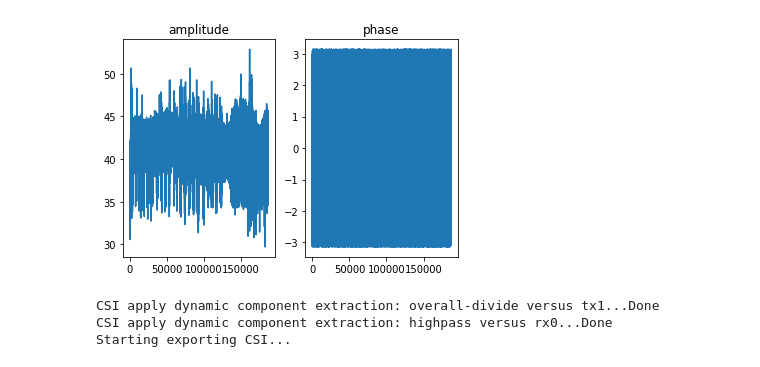
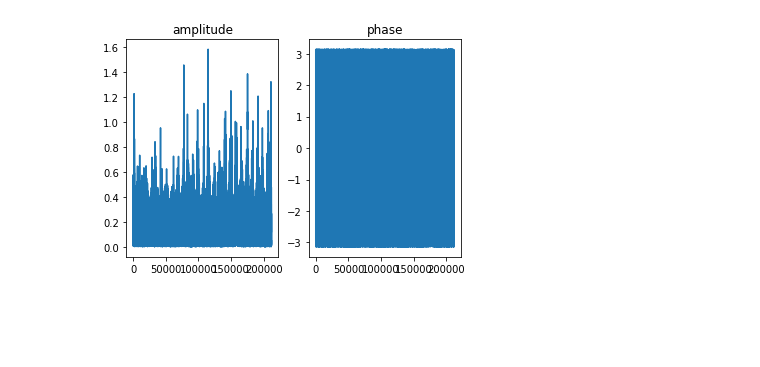
Before and after one commit to MilkywayCocktail/CSI-python, a Jupyter notebook: Script-MakeDataset.ipynb, the cells around one changed output. Cells and saved outputs as stored; diff of their text form; code cells hidden in the pictures; blank space fills up the shorter version.

```diff
--- a/Script-MakeDataset.ipynb
+++ b/Script-MakeDataset.ipynb
@@ -9,31 +10,32 @@ import numpy as np
 %matplotlib inline
 date = '0509'
 
-subs = [('01', 5400),
-       ('02', 5000), ('03', 5100), ('04', 5100)]
+subs = [('02', 5000),
+       ('01', 5400),
+        ('03', 5100), ('04', 5100)]
 
-configs = md.MyConfigsDM(img_size=(226, 128))
+configs = MyConfigs()
 configs.tx_rate = 0x1c113
 configs.ntx = 3
 
 for (sub, length) in subs:
 
     path = {'bag': f"../sense/{date}/{sub}.bag",
-            'lt': f"../sense/{date}/{sub}_timestamps.txt",
+            'localtime': f"../sense/{date}/{sub}_timestamps.txt",
             'csi': f"../npsave/{date}/{date}A{sub}-csio.npy",
-            'ct': f"../data/{date}/csi{date}A{sub}_time_mod.txt",
-            'label': f"../sense/{date}/{sub}_labels.csv"
-               }
+            'label': f"../sense/{date}/{sub}_labels.csv",
+            'save': '../dataset/0509/make13',
+           }
 
-    mkdata = md.MyDataMaker(configs=configs, paths=path, total_frames=length)
+    mkdata = md.MyDataMaker(csi_configs=configs, paths=path, total_frames=length, csi_length=100, assemble_number=1)
     mkdata.jupyter = True
-    mkdata.csi_stream.extract_dynamic(mode='overall-divide', ref='tx', ref_antenna=1)
-    mkdata.csi_stream.extract_dynamic(mode='highpass')
+    mkdata.csi.extract_dynamic(mode='overall-divide', ref='tx', ref_antenna=1)
+    mkdata.csi.extract_dynamic(mode='highpass')
     mkdata.export_image(show_img=False)
     mkdata.depth_mask(0.7)
-    mkdata.export_csi(dynamic_csi=False, pick_tx=0)
-    #mkdata.lookup_image()
+    mkdata.export_csi(window_dynamic=False, pick_tx=0)
+    mkdata.deoverlap()
     mkdata.slice_by_label()
-
+    mkdata.assemble()
     #mkdata.playback_image()
-    mkdata.save_dataset('../dataset/0509/make06', sub + '_rmk', 'csi', 'img')
+    #mkdata.save_dataset(sub + '_dyn', 'annotated', 'csi', 'img', 'time', 'label', 'ind')
@@ -105,19 +132,11 @@ Saving...Done
 # %%
 fig = plt.figure()
 ax = fig.subplots(1, 2)
 ax = ax.flatten()
-ax[0].plot(np.abs(mkdata.csi_stream.csi[:, 0, 0, 0]))
+ax[0].plot(np.abs(mkdata.csi.csi[:, 0, 0, 0]))
 ax[0].set_title('amplitude')
-ax[1].plot(np.angle(mkdata.csi_stream.csi[:, 0, 0, 0]))
+ax[1].plot(np.angle(mkdata.csi.csi[:, 0, 0, 0]))
 ax[1].set_title('phase')
 plt.show()
 # %% [output]
-[figure, old version]
+[figure, new version]
-# %%
-mkdata.csi_stream.extract_dynamic(mode='overall-divide', ref='tx', ref_antenna=1)
-mkdata.csi_stream.extract_dynamic(mode='highpass')
-mkdata.export_csi(dynamic_csi=False, pick_tx=0)
-# %% [output]
-CSI apply dynamic component extraction: overall-divide versus tx1...Done
-CSI apply dynamic component extraction: highpass versus rx0...Done
-Starting exporting CSI...
```
Also changed, not shown: parts of 17 cells of this notebook, 2 other files.
